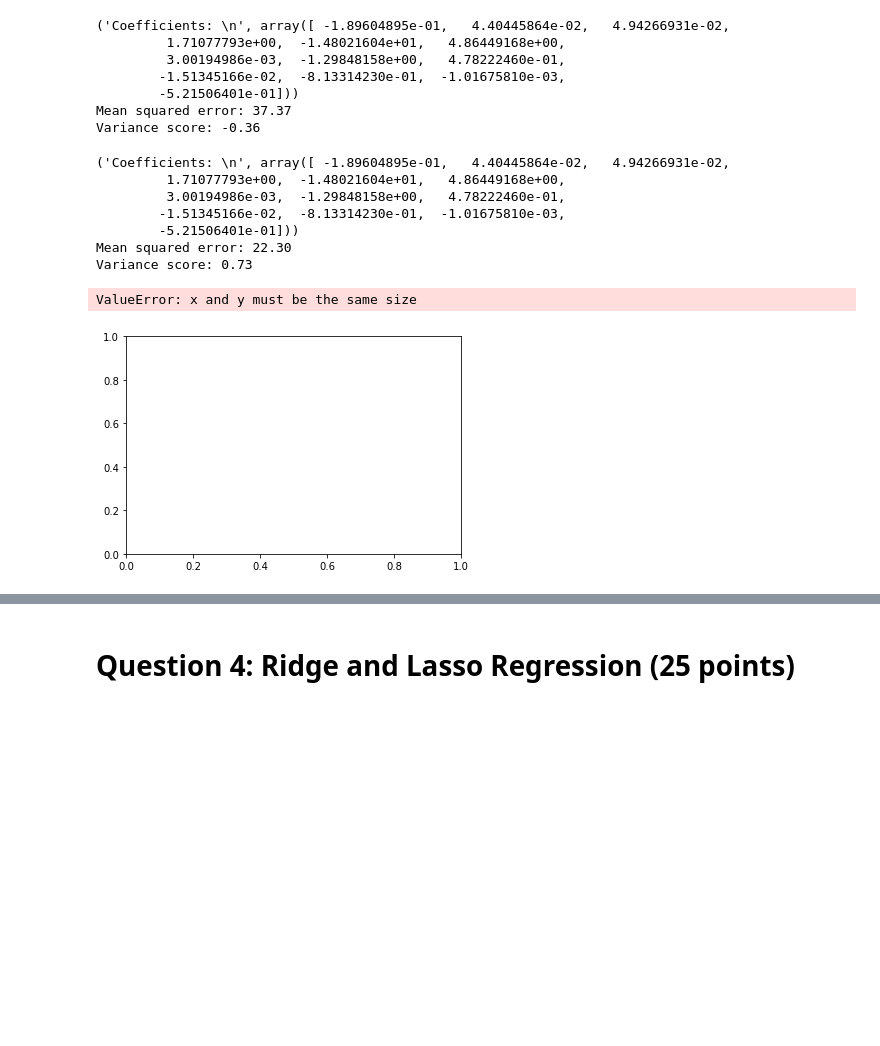
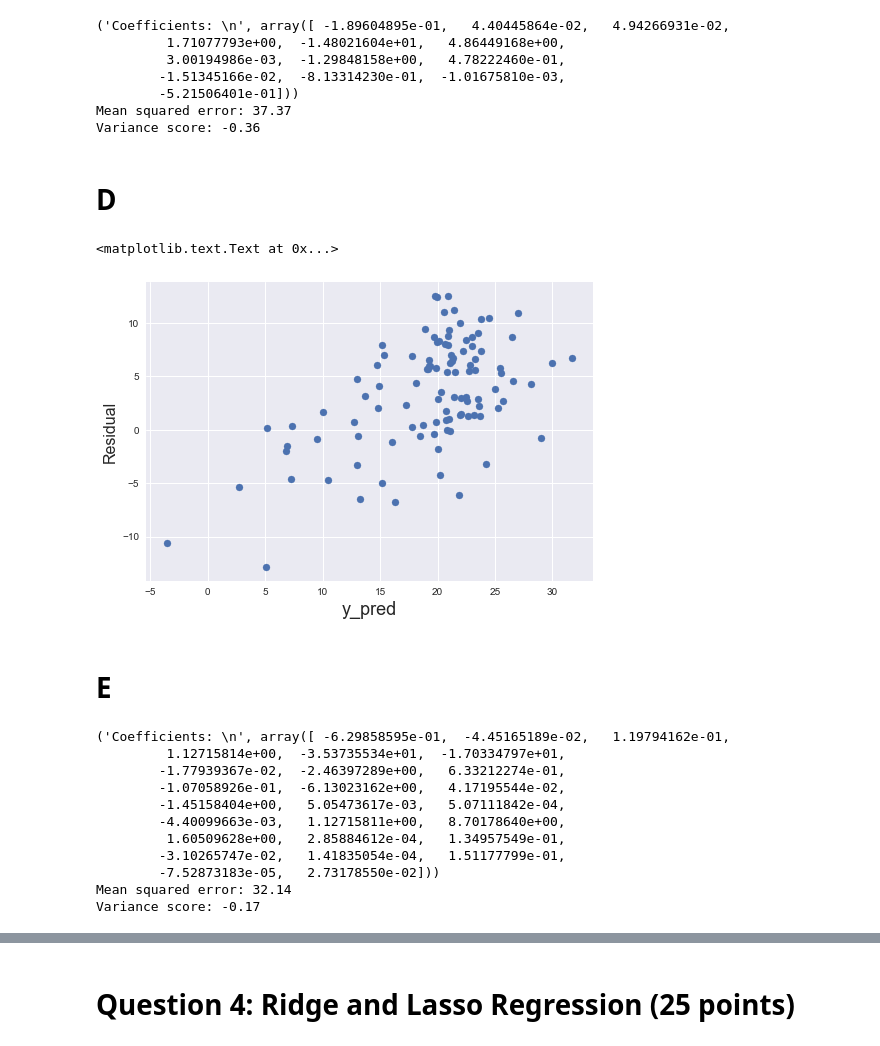
Before and after one commit to Rwoot14/Advanced-Predictive-Modeling-HW, a Jupyter notebook: Homework 1/HW1-F17-MIS382N (1).ipynb, the cells around one changed output, grey strips where cells are left out. Cells and saved outputs as stored; diff of their text form; code cells hidden in the pictures; blank space fills up the shorter version.

```diff
--- a/Homework 1/HW1-F17-MIS382N (1).ipynb
+++ b/Homework 1/HW1-F17-MIS382N (1).ipynb
@@ -179,3 +182,16 @@ print('Variance score: %.2f' % r2_score(y_test,y_pred))
         -5.21506401e-01]))
 Mean squared error: 37.37
 Variance score: -0.36
+# %% [markdown]
+# D
+# %%
+resid=y_pred-y_test
+# %%
+plt.scatter(y_pred, resid)
+plt.xlabel('y_pred', fontsize=18)
+plt.ylabel('Residual', fontsize=16)
+# %% [output]
+<matplotlib.text.Text at 0x...>
+[figure, added]
+# %% [markdown]
+# E
@@ -187,26 +210,24 @@ regr = linear_model.LinearRegression()
 regr.fit(X_train,y_train)
 
 # Make predictions using the testing set
-y_pred = regr.predict(X_train)
+y_pred = regr.predict(X_test)
 
 # The coefficients
 print('Coefficients: \n', regr.coef_)
 # The mean squared error
 print("Mean squared error: %.2f"
-      % mean_squared_error(y_train,y_pred))
+      % mean_squared_error(y_test,y_pred))
 # Explained variance score: 1 is perfect prediction
-print('Variance score: %.2f' % r2_score(y_train,y_pred))
+print('Variance score: %.2f' % r2_score(y_test,y_pred))
 # %% [output]
-('Coefficients: \n', array([ -1.89604895e-01,   4.40445864e-02,   4.94266931e-02,
-         1.71077793e+00,  -1.48021604e+01,   4.86449168e+00,
-         3.00194986e-03,  -1.29848158e+00,   4.78222460e-01,
-        -1.51345166e-02,  -8.13314230e-01,  -1.01675810e-03,
-        -5.21506401e-01]))
-Mean squared error: 22.30
-Variance score: 0.73
+('Coefficients: \n', array([ -6.29858595e-01,  -4.45165189e-02,   1.19794162e-01,
+         1.12715814e+00,  -3.53735534e+01,  -1.70334797e+01,
+        -1.77939367e-02,  -2.46397289e+00,   6.33212274e-01,
+        -1.07058926e-01,  -6.13023162e+00,   4.17195544e-02,
+        -1.45158404e+00,   5.05473617e-03,   5.07111842e-04,
+        -4.40099663e-03,   1.12715811e+00,   8.70178640e+00,
+         1.60509628e+00,   2.85884612e-04,   1.34957549e-01,
+        -3.10265747e-02,   1.41835054e-04,   1.51177799e-01,
+        -7.52873183e-05,   2.73178550e-02]))
+Mean squared error: 32.14
+Variance score: -0.17
-# %%
-# Plot outputs
-plt.scatter(X_test, y_test,  color='black')
-# %% [output]
-ValueError: x and y must be the same size
-[figure, removed]
```
Also changed, not shown: parts of 27 cells of this notebook.
